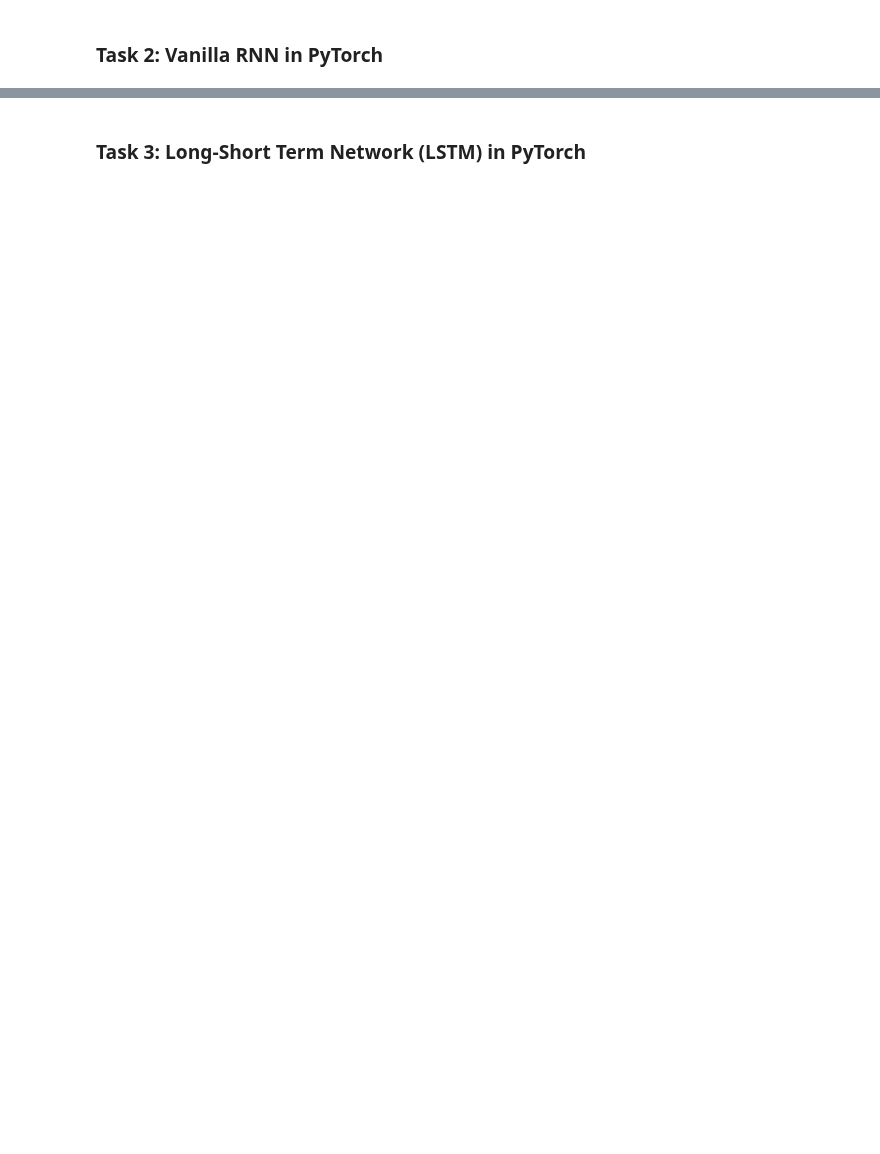
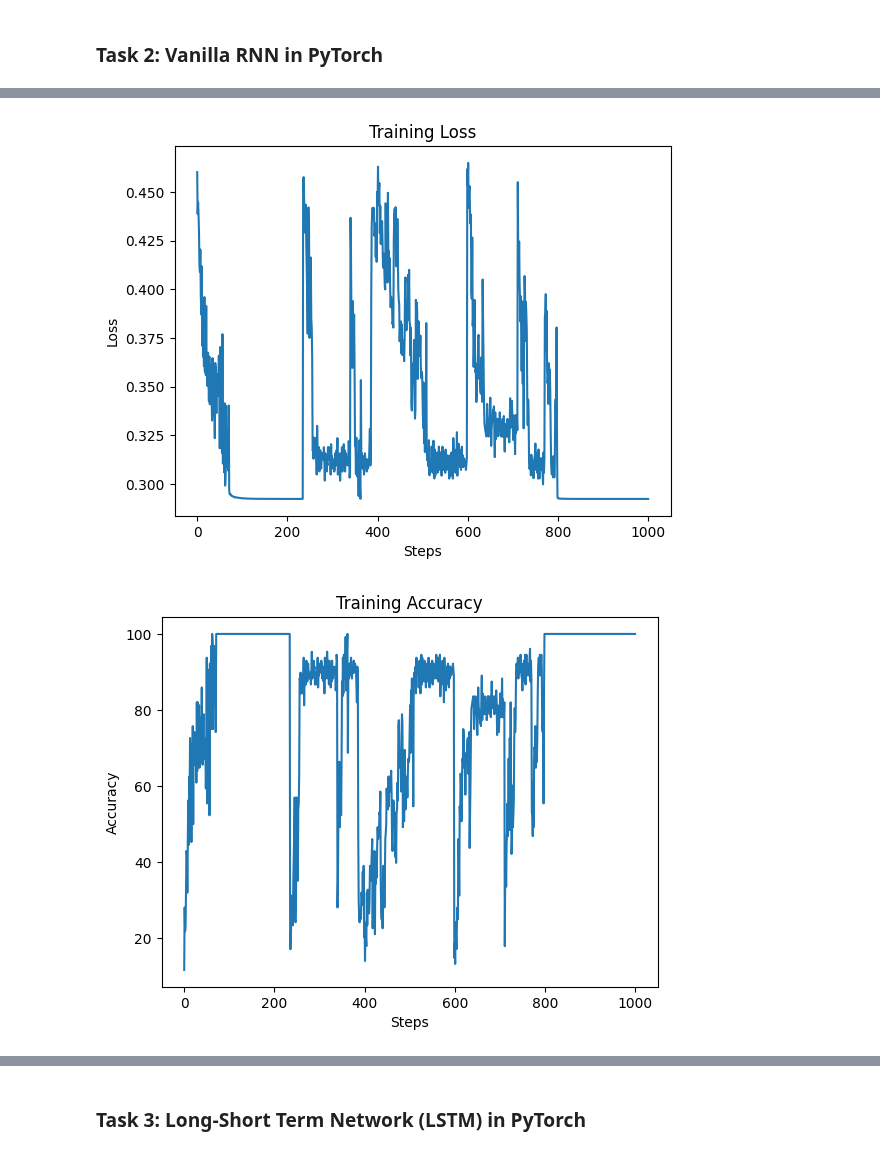
Before and after one commit to JaninaMattes/GAI-Visual-Synthesis, a Jupyter notebook: 09_exercise/Exercise09.ipynb, the cells around one changed output, grey strips where cells are left out. Drawn from its saved outputs; the diff is of its cells as text; code cells hidden in the pictures; blank space fills up the shorter version.

```diff
--- a/09_exercise/Exercise09.ipynb
+++ b/09_exercise/Exercise09.ipynb
@@ -317,5 +310,5 @@ def plot_accuracy(accuracies, title='Training Accuracy', path=None):
 # Train the model on T=5
 model, losses, accuracies = train(config, input_length=p1[0], type='RNN', device=device)
 # Add accuracies
-p2_acc_rnn.append(accuracies)
+p2_acc_rnn.append(np.mean(accuracies))
 # %% [output]
@@ -360,10 +369,11 @@ Average test accuracy: 100.00%
 # Train the model on T=10
 model, losses, accuracies = train(config, input_length=p1[1], type='RNN', device=device)
 # Add accuracies
-p2_acc_rnn.append(accuracies)
+p2_acc_rnn.append(np.mean(accuracies))
 
 # Plot the losses
 plot_loss(losses, title='Training Loss', path=results_path + 'training_loss_10_rnn.png')
 
 # Plot the accuracies
 plot_accuracy(accuracies, title='Training Accuracy', path=results_path + 'training_accuracy_10_rnn.png')
+# %% [output]
@@ -370,3 +403,5 @@ plot_accuracy(accuracies, title='Training Accuracy', path=results_path + 'traini
+[figure, added]
+[figure, added]
 # %%
 # Test the model
 test_accuracies = test(model, input_length=p1[1], config=config, device=device)
```
Also changed, not shown: parts of 19 cells of this notebook, 13 other files.
